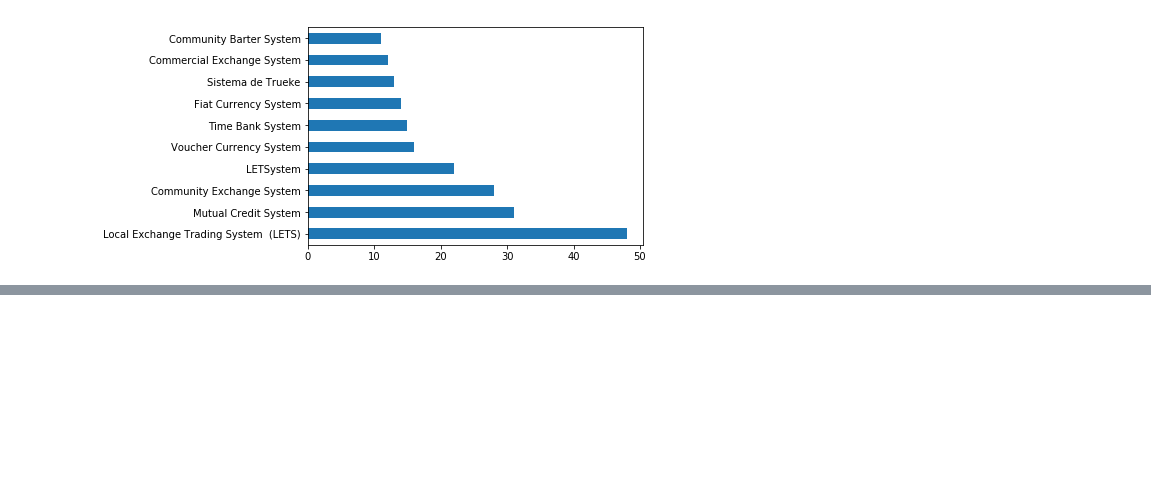
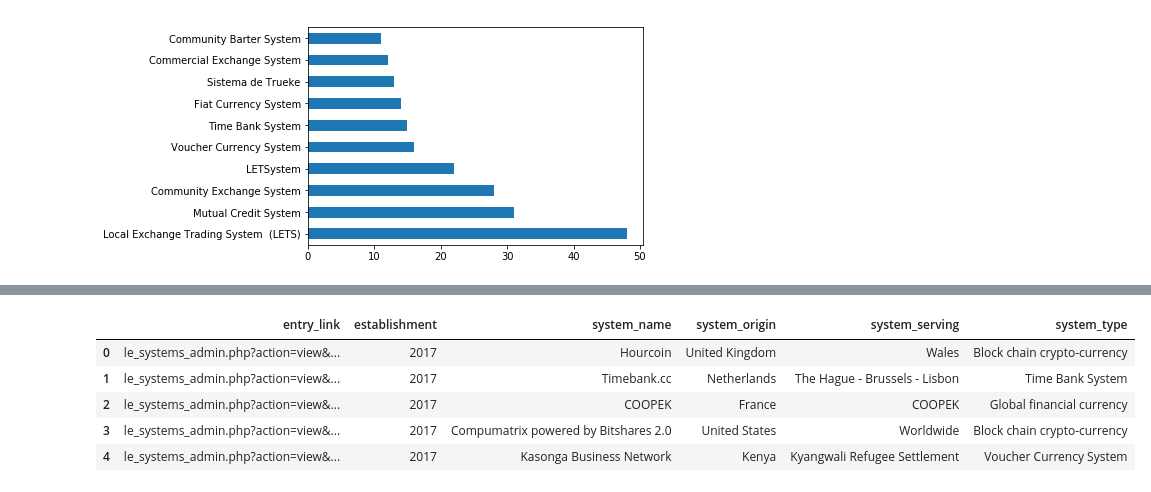
Before and after one commit to 2109Sot/studio-projects, a Jupyter notebook: code/complementary_currencies/complementary_currency.ipynb, the cells around one changed output, grey strips where cells are left out. Saved outputs shown, nothing was run; the diff lists cells and outputs as text; code cells hidden in the pictures; blank space fills up the shorter version.

```diff
--- a/code/complementary_currencies/complementary_currency.ipynb
+++ b/code/complementary_currencies/complementary_currency.ipynb
@@ -161,0 +166,9 @@ df['system_origin'].value_counts().head(10).plot(kind='barh')
+# %%
+df.head()
+# %% [output]
+|  | entry_link | establishment | system_name | system_origin | system_serving | system_type |
+| 0 | le_systems_admin.php?action=view&... | 2017 | Hourcoin | United Kingdom | Wales | Block chain crypto-currency |
+| 1 | le_systems_admin.php?action=view&... | 2017 | Timebank.cc | Netherlands | The Hague - Brussels - Lisbon | Time Bank System |
+| 2 | le_systems_admin.php?action=view&... | 2017 | COOPEK | France | COOPEK | Global financial currency |
+| 3 | le_systems_admin.php?action=view&... | 2017 | Compumatrix powered by Bitshares 2.0 | United States | Worldwide | Block chain crypto-currency |
+| 4 | le_systems_admin.php?action=view&... | 2017 | Kasonga Business Network | Kenya | Kyangwali Refugee Settlement | Voucher Currency System |
```
Also changed, not shown: parts of 6 cells of this notebook, 20 other files.
